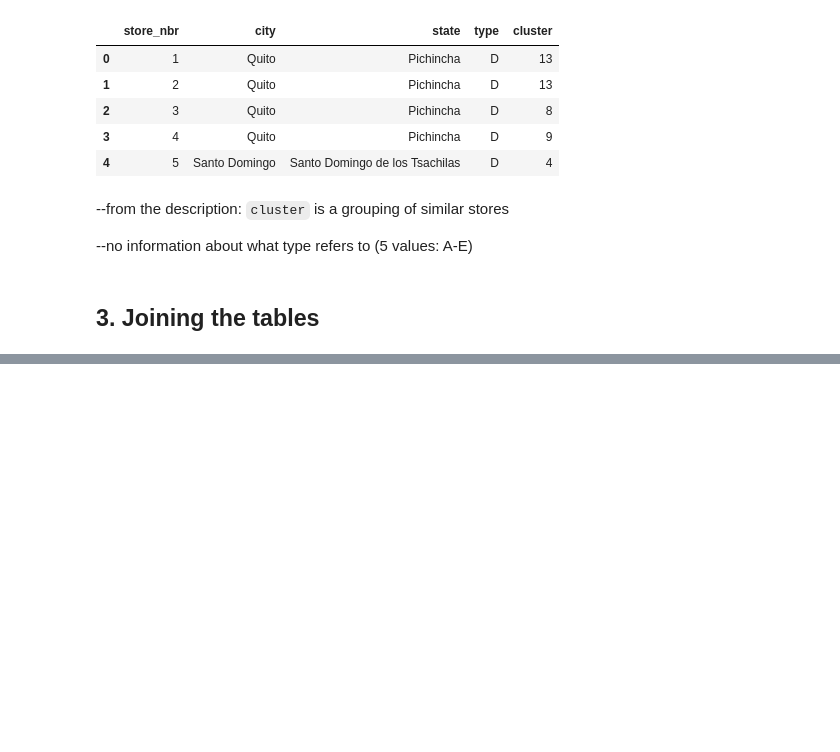
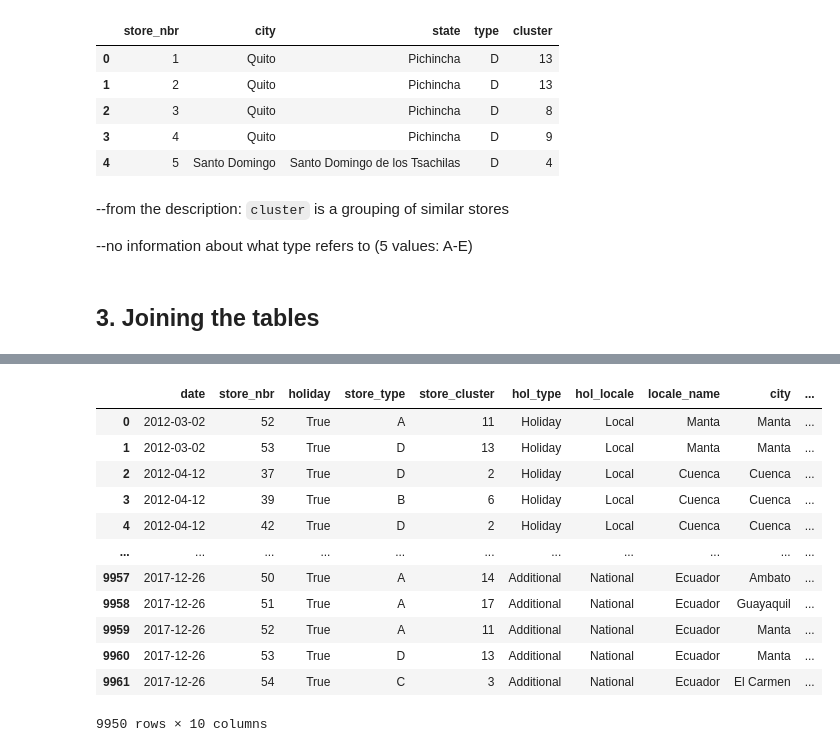
Before and after one commit to tlebon/dsr-competition, a Jupyter notebook: notebooks/time-info-per-store.ipynb, the cells around one changed output, grey strips where cells are left out. Drawn from its saved outputs; the diff is of its cells as text; code cells hidden in the pictures; blank space fills up the shorter version.

Commit message:
clean up and save to csv

```diff
--- a/notebooks/time-info-per-store.ipynb
+++ b/notebooks/time-info-per-store.ipynb
@@ -162,8 +162,8 @@ merge_state   = holidays_processed.merge(stores, left_on='locale_name', right_on
 # complete merge (all combinations) for country-level holidays
 merge_country = holidays_processed.loc[holidays_processed['locale_name'].eq('Ecuador')].merge(stores, how='cross')
 
-# concatenate all of them
-merges_all = pd.concat([merge_city, merge_state, merge_country], ignore_index=True)#.drop_duplicates()
+# concatenate all of them and drop (complete) duplicates
+merges_all = pd.concat([merge_city, merge_state, merge_country], ignore_index=True).drop_duplicates()
 merges_all
 # %% [output]
 |  | date | type_x | locale | locale_name | description | transferred | holiday | store_nbr | city | ... |
@@ -181,0 +182,29 @@ merges_all
+# %%
+stores_holidays = (merges_all
+    .drop(['description', 'transferred'], axis=1)
+    .rename(columns={'type_x': 'hol_type', 'locale': 'hol_locale', 'type_y': 'store_type', 'cluster': 'store_cluster'})
+)
+
+# reorder cols
+stores_holidays = stores_holidays[['date', 'store_nbr', 'holiday',
+                                   'store_type', 'store_cluster',
+                                   'hol_type', 'hol_locale', 'locale_name', 'city', 'state']]
+
+# save to csv
+stores_holidays.to_csv('../data/cleaned/stores_holidays.csv', index=False)
+
+stores_holidays
+# %% [output]
+|  | date | store_nbr | holiday | store_type | store_cluster | hol_type | hol_locale | locale_name | city | ... |
+| 0 | 2012-03-02 | 52 | True | A | 11 | Holiday | Local | Manta | Manta | ... |
+| 1 | 2012-03-02 | 53 | True | D | 13 | Holiday | Local | Manta | Manta | ... |
+| 2 | 2012-04-12 | 37 | True | D | 2 | Holiday | Local | Cuenca | Cuenca | ... |
+| 3 | 2012-04-12 | 39 | True | B | 6 | Holiday | Local | Cuenca | Cuenca | ... |
+| 4 | 2012-04-12 | 42 | True | D | 2 | Holiday | Local | Cuenca | Cuenca | ... |
+| ... | ... | ... | ... | ... | ... | ... | ... | ... | ... | ... |
+| 9957 | 2017-12-26 | 50 | True | A | 14 | Additional | National | Ecuador | Ambato | ... |
+| 9958 | 2017-12-26 | 51 | True | A | 17 | Additional | National | Ecuador | Guayaquil | ... |
+| 9959 | 2017-12-26 | 52 | True | A | 11 | Additional | National | Ecuador | Manta | ... |
+| 9960 | 2017-12-26 | 53 | True | D | 13 | Additional | National | Ecuador | Manta | ... |
+| 9961 | 2017-12-26 | 54 | True | C | 3 | Additional | National | Ecuador | El Carmen | ... |
+9950 rows × 10 columns
```
Also changed, not shown: parts of 1 cell of this notebook, 2 other files.
